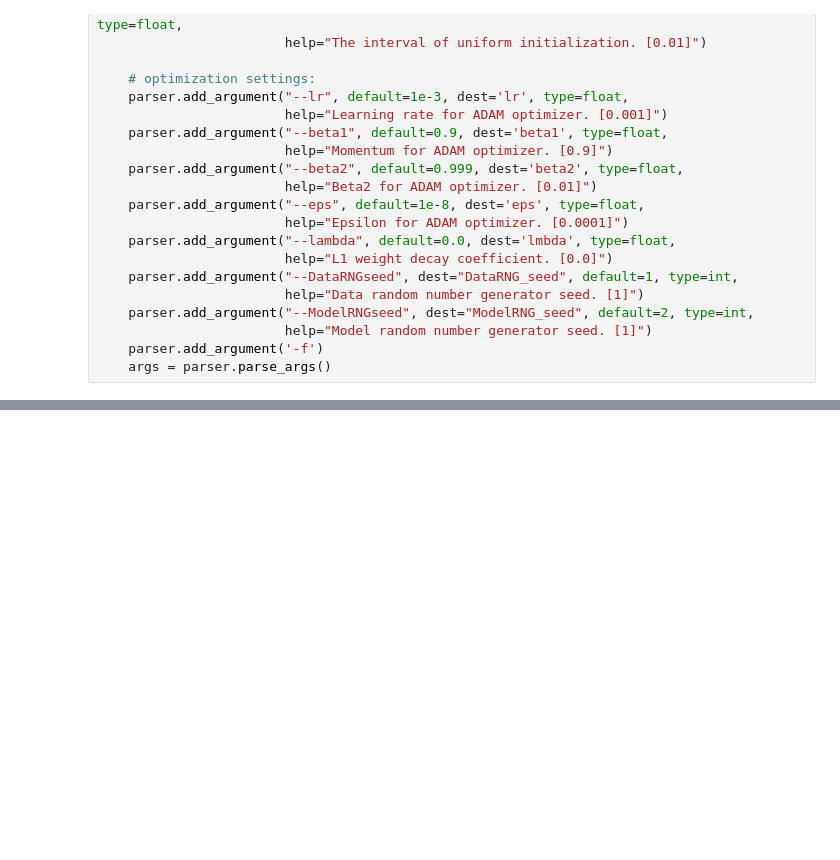
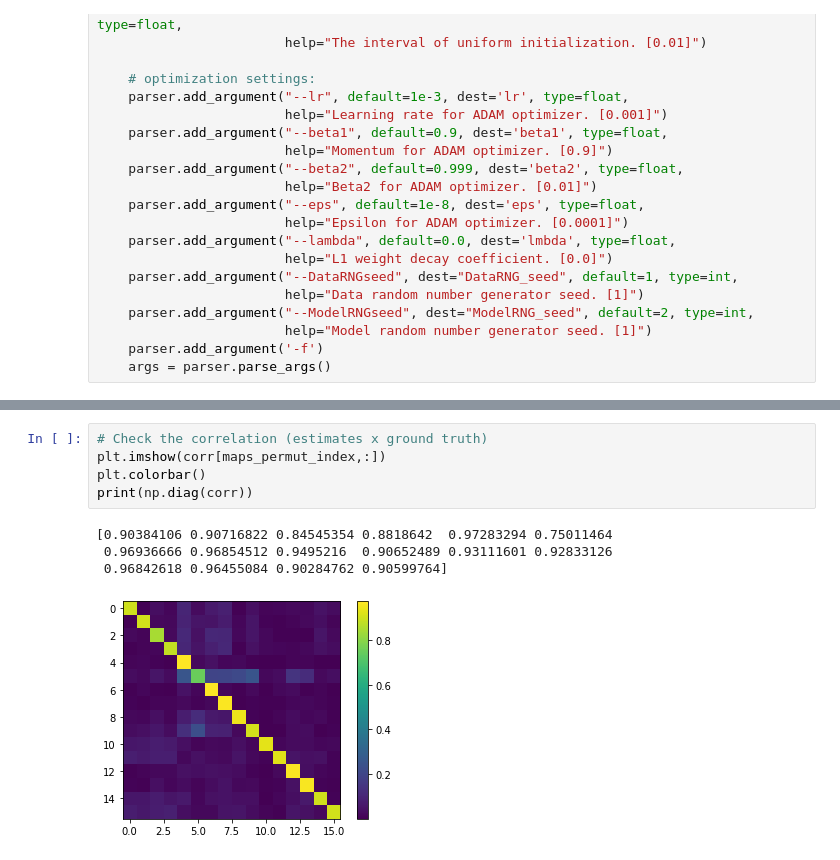
Before and after one commit to rjin1/NICE_Experiments_Notebook, a Jupyter notebook: NICE_Experiment_Main.ipynb, the cells around one changed output, grey strips where cells are left out. Saved outputs shown, nothing was run; the diff lists cells and outputs as text; blank space fills up the shorter version.

```diff
--- a/NICE_Experiment_Main.ipynb
+++ b/NICE_Experiment_Main.ipynb
@@ -926,0 +910,10 @@ Streaming output truncated to the last 5000 lines.
+# %%
+# Check the correlation (estimates x ground truth)
+plt.imshow(corr[maps_permut_index,:])
+plt.colorbar()
+print(np.diag(corr))
+# %% [output]
+[0.90384106 0.90716822 0.84545354 0.8818642  0.97283294 0.75011464
+ 0.96936666 0.96854512 0.9495216  0.90652489 0.93111601 0.92833126
+ 0.96842618 0.96455084 0.90284762 0.90599764]
+[figure, added]
```
Also changed, not shown: parts of 4 cells of this notebook.
